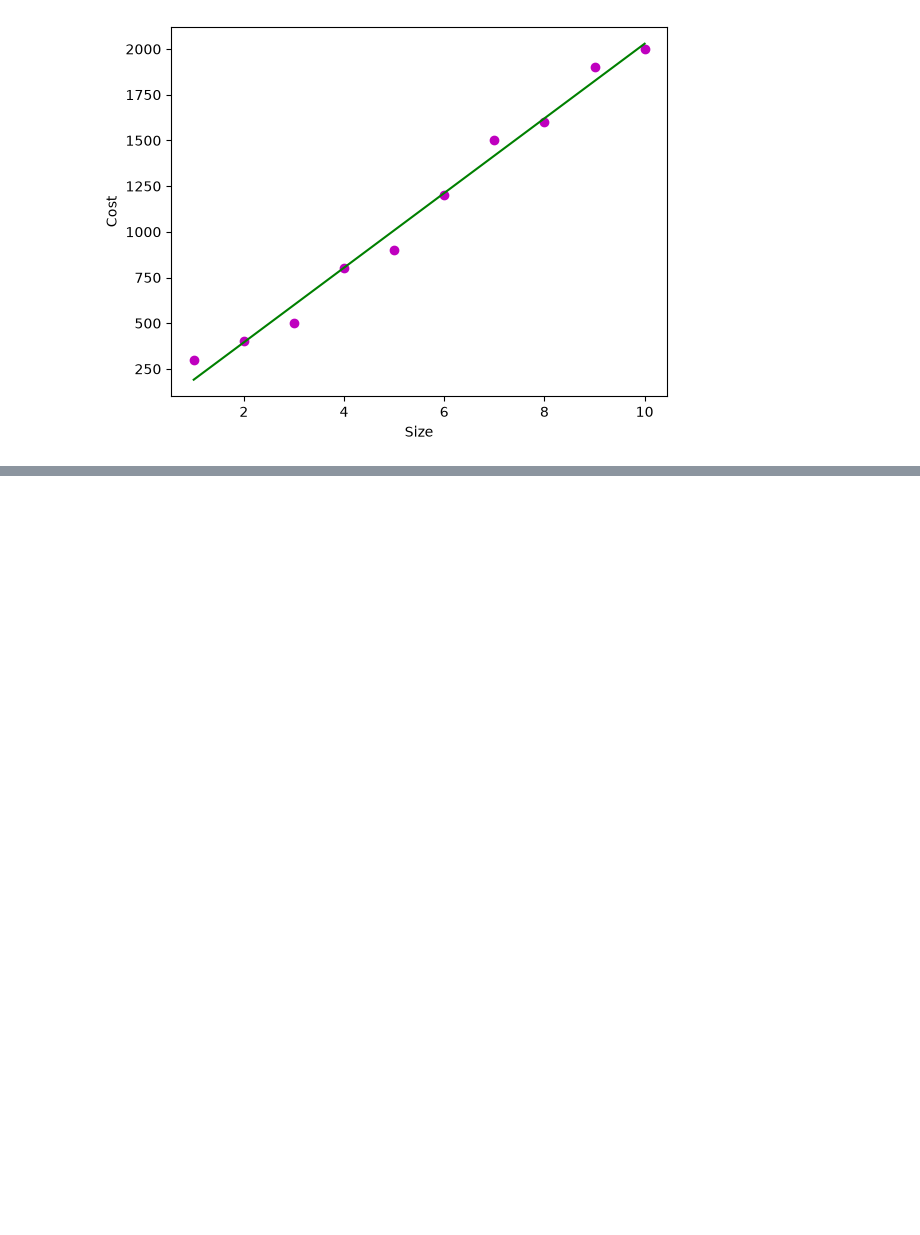
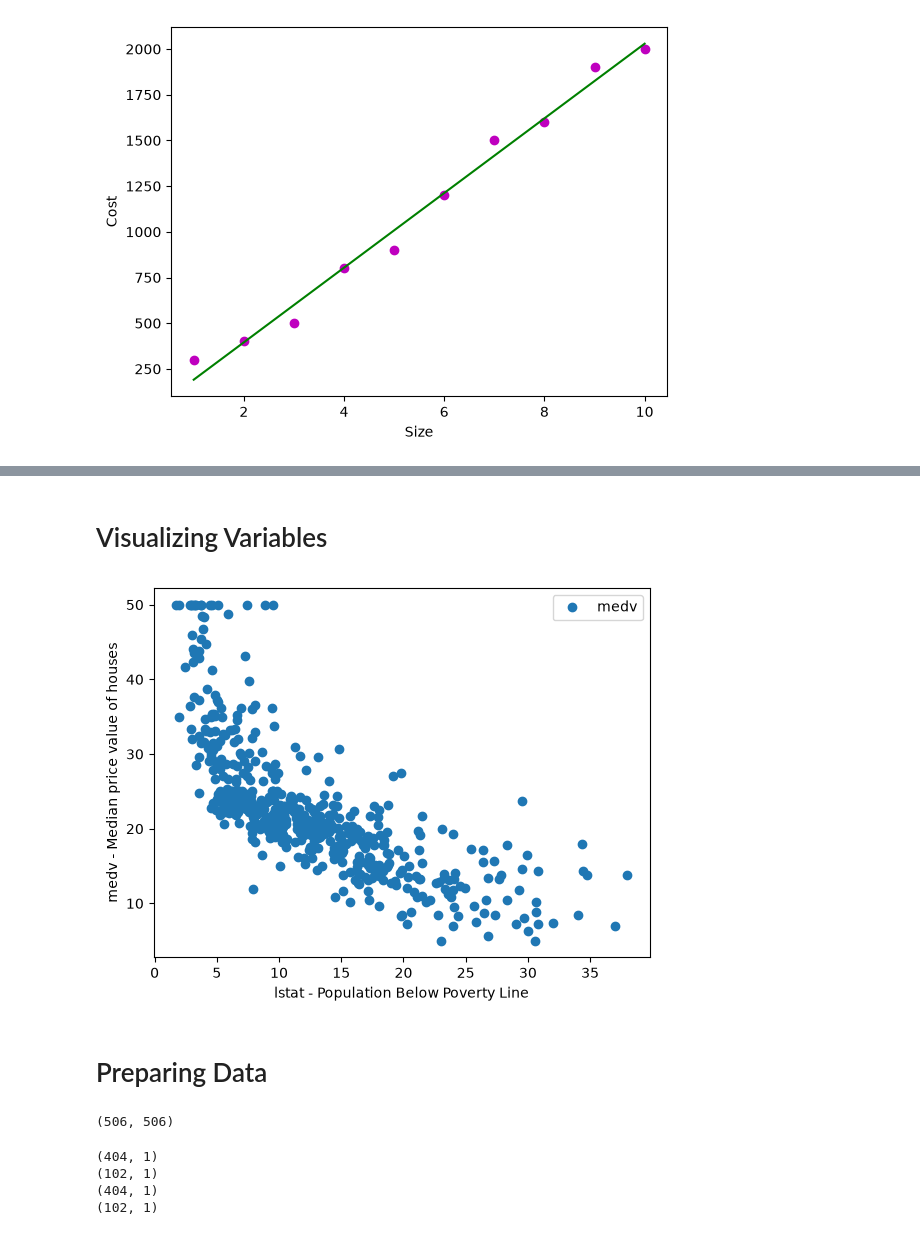
Before and after one commit to amulyakashyap09/epgc-ml-ai, a Jupyter notebook: ML_Regression.ipynb, the cells around one changed output, grey strips where cells are left out. Saved outputs shown, nothing was run; the diff lists cells and outputs as text; code cells hidden in the pictures; blank space fills up the shorter version.

```diff
--- a/ML_Regression.ipynb
+++ b/ML_Regression.ipynb
@@ -118,0 +123,4 @@ b1 = 204.24242424242425
+# %%
+import pandas as pd
+data = pd.read_csv('./datasets/Boston.csv')
+data.head()
@@ -118,0 +162,12 @@ b1 = 204.24242424242425
+# %% [markdown]
+# Visualizing Variables
+# %%
+import matplotlib.pyplot as plt
+data.plot(x='lstat', y='medv', style='o')
+plt.xlabel('lstat - Population Below Poverty Line')
+plt.ylabel('medv - Median price value of houses')
+plt.show()
+# %% [output]
+[figure, added]
+# %% [markdown]
+# Preparing Data
@@ -118,0 +177,18 @@ b1 = 204.24242424242425
+# %%
+X.size, Y.size
+# %% [output]
+(506, 506)
+# %%
+from sklearn.model_selection import train_test_split
+# test_size - % of record in test set and rest in training set, 20% in this case
+# radom_state =
+X_train, X_test, Y_train, Y_test = train_test_split(X, Y, test_size=0.2, random_state=1)
+print(X_train.shape)
+print(X_test.shape)
+print(Y_train.shape)
+print(Y_test.shape)
+# %% [output]
+(404, 1)
+(102, 1)
+(404, 1)
+(102, 1)
```
Also changed, not shown: parts of 17 cells of this notebook, 1 other file.
